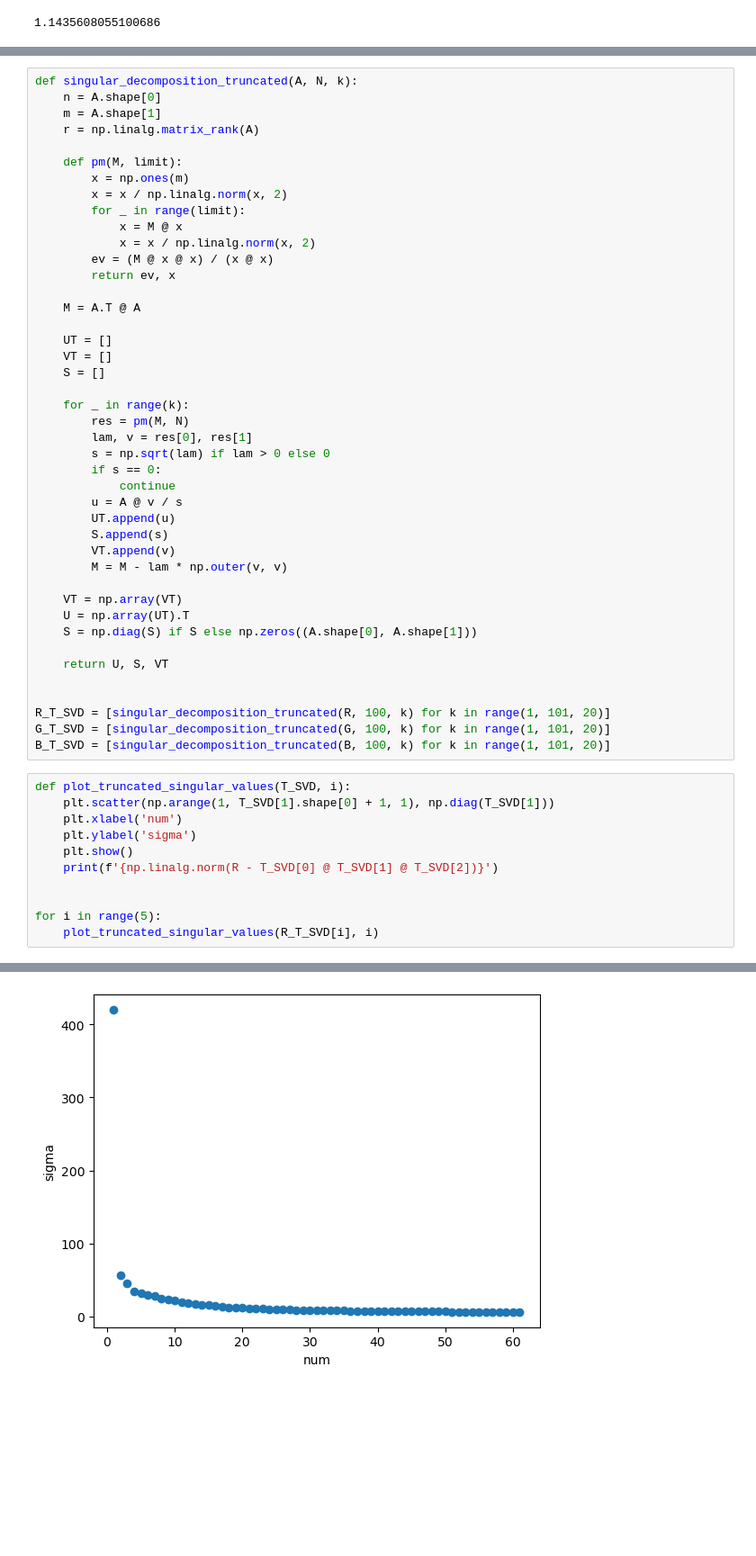
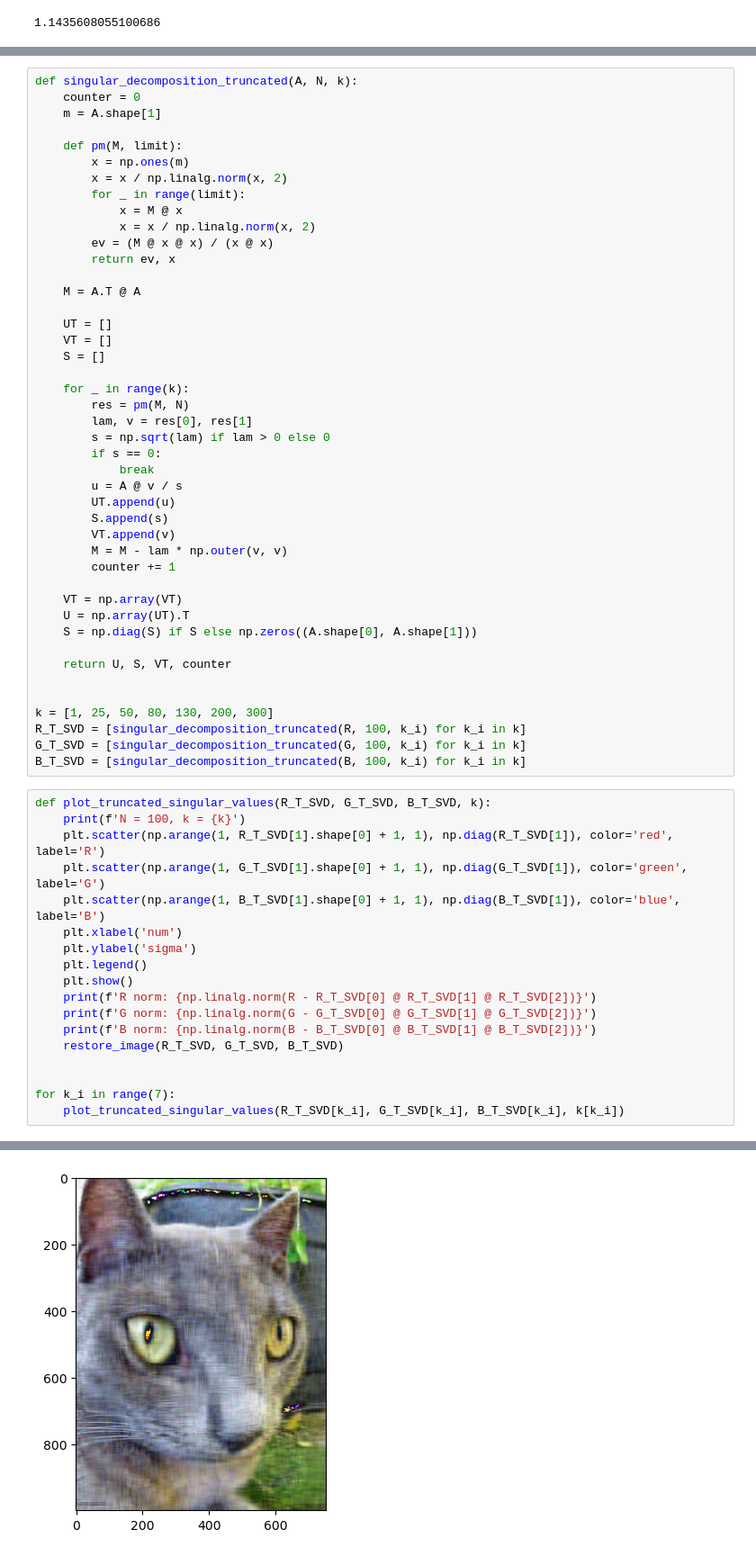
Before and after one commit to vorandpav/NAM, a Jupyter notebook: lab2/NM_EAI_lab_2.ipynb, the cells around one changed output, grey strips where cells are left out. Shown at 90% size. Cells and saved outputs as stored; diff of their text form; blank space fills up the shorter version.

```diff
--- a/lab2/NM_EAI_lab_2.ipynb
+++ b/lab2/NM_EAI_lab_2.ipynb
@@ -130,8 +142,7 @@ for i in range(3):
 # %%
 def singular_decomposition_truncated(A, N, k):
-    n = A.shape[0]
+    counter = 0
     m = A.shape[1]
-    r = np.linalg.matrix_rank(A)
 
     def pm(M, limit):
         x = np.ones(m)
@@ -153,32 +164,41 @@ def singular_decomposition_truncated(A, N, k):
         lam, v = res[0], res[1]
         s = np.sqrt(lam) if lam > 0 else 0
         if s == 0:
-            continue
+            break
         u = A @ v / s
         UT.append(u)
         S.append(s)
         VT.append(v)
         M = M - lam * np.outer(v, v)
+        counter += 1
 
     VT = np.array(VT)
     U = np.array(UT).T
     S = np.diag(S) if S else np.zeros((A.shape[0], A.shape[1]))
 
-    return U, S, VT
+    return U, S, VT, counter
 
 
-R_T_SVD = [singular_decomposition_truncated(R, 100, k) for k in range(1, 101, 20)]
-G_T_SVD = [singular_decomposition_truncated(G, 100, k) for k in range(1, 101, 20)]
-B_T_SVD = [singular_decomposition_truncated(B, 100, k) for k in range(1, 101, 20)]
+k = [1, 25, 50, 80, 130, 200, 300]
+R_T_SVD = [singular_decomposition_truncated(R, 100, k_i) for k_i in k]
+G_T_SVD = [singular_decomposition_truncated(G, 100, k_i) for k_i in k]
+B_T_SVD = [singular_decomposition_truncated(B, 100, k_i) for k_i in k]
 # %%
-def plot_truncated_singular_values(T_SVD, i):
-    plt.scatter(np.arange(1, T_SVD[1].shape[0] + 1, 1), np.diag(T_SVD[1]))
+def plot_truncated_singular_values(R_T_SVD, G_T_SVD, B_T_SVD, k):
+    print(f'N = 100, k = {k}')
+    plt.scatter(np.arange(1, R_T_SVD[1].shape[0] + 1, 1), np.diag(R_T_SVD[1]), color='red', label='R')
+    plt.scatter(np.arange(1, G_T_SVD[1].shape[0] + 1, 1), np.diag(G_T_SVD[1]), color='green', label='G')
+    plt.scatter(np.arange(1, B_T_SVD[1].shape[0] + 1, 1), np.diag(B_T_SVD[1]), color='blue', label='B')
     plt.xlabel('num')
     plt.ylabel('sigma')
+    plt.legend()
     plt.show()
-    print(f'{np.linalg.norm(R - T_SVD[0] @ T_SVD[1] @ T_SVD[2])}')
+    print(f'R norm: {np.linalg.norm(R - R_T_SVD[0] @ R_T_SVD[1] @ R_T_SVD[2])}')
+    print(f'G norm: {np.linalg.norm(G - G_T_SVD[0] @ G_T_SVD[1] @ G_T_SVD[2])}')
+    print(f'B norm: {np.linalg.norm(B - B_T_SVD[0] @ B_T_SVD[1] @ B_T_SVD[2])}')
+    restore_image(R_T_SVD, G_T_SVD, B_T_SVD)
 
 
-for i in range(5):
-    plot_truncated_singular_values(R_T_SVD[i], i)
+for k_i in range(7):
+    plot_truncated_singular_values(R_T_SVD[k_i], G_T_SVD[k_i], B_T_SVD[k_i], k[k_i])
 # %% [output]
@@ -191 +216 @@ for i in range(5):
-[figure, old version]
+[figure, new version]
```
Also changed, not shown: parts of 14 cells of this notebook, 1 other file.
